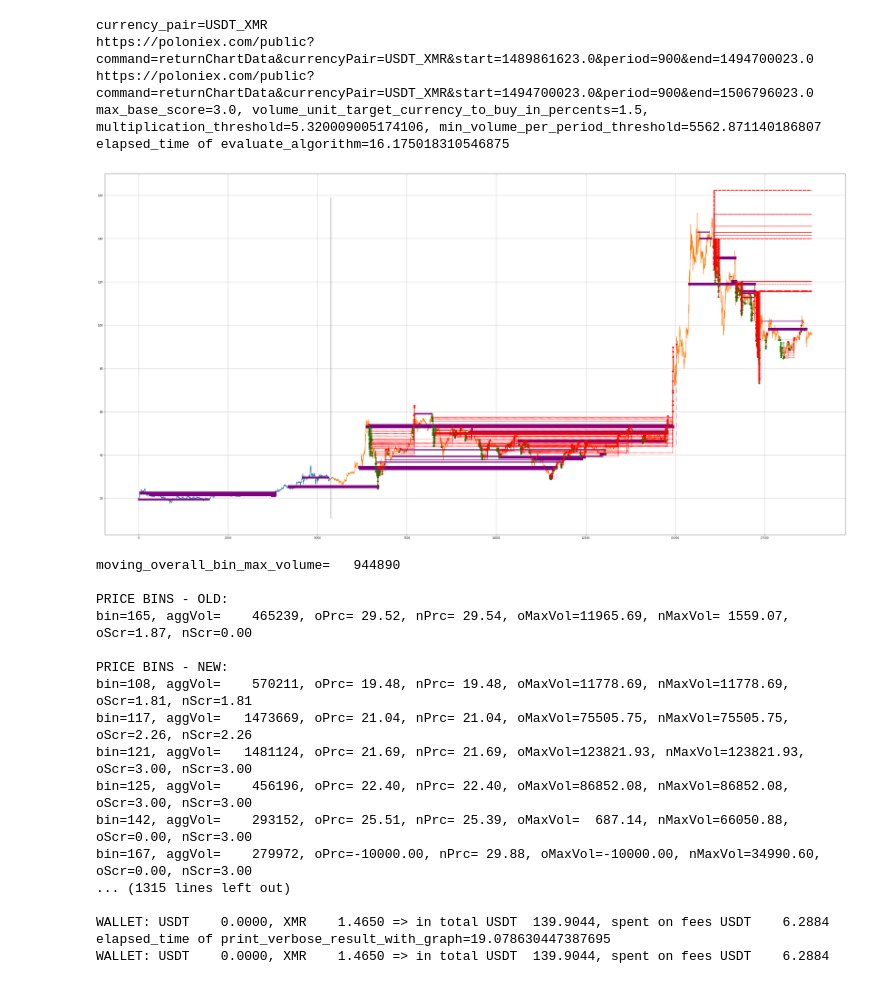
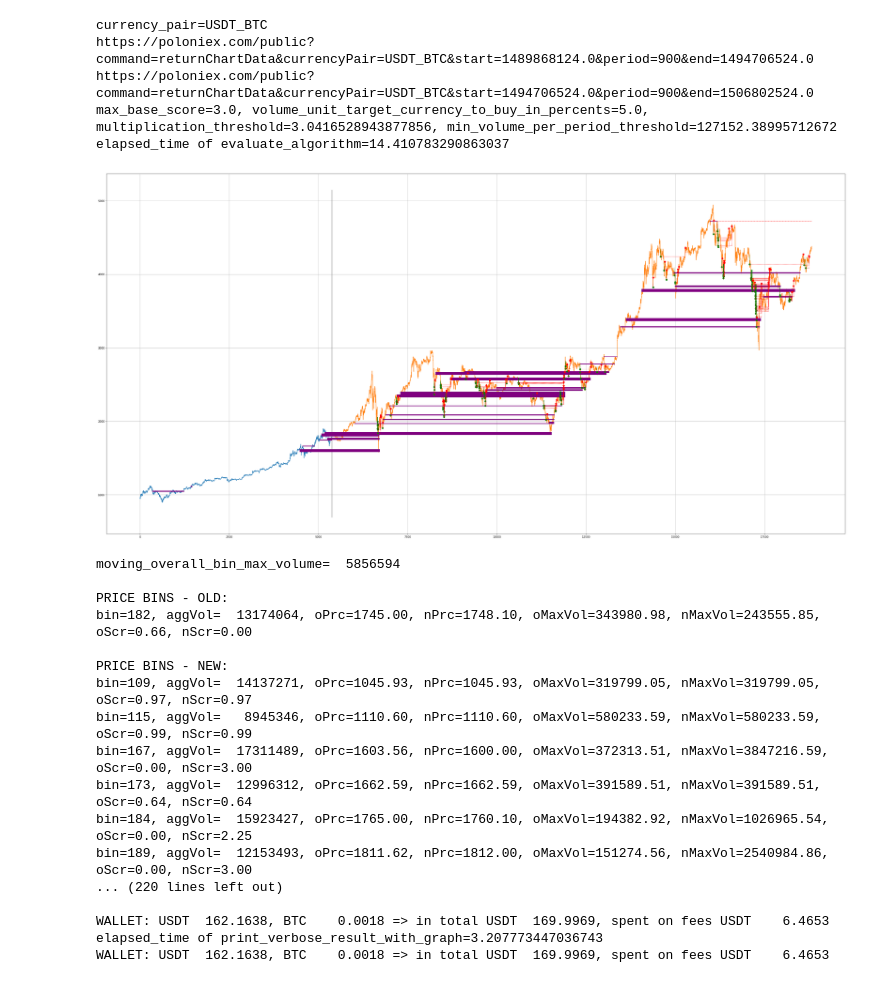
Before and after one commit to tomas-skalicky/coin_trading_algorithms__python, a Jupyter notebook: support_and_resistance__tomas.ipynb, the cells around one changed output. Saved outputs shown, nothing was run; the diff lists cells and outputs as text; code cells hidden in the pictures.

```diff
--- a/support_and_resistance__tomas.ipynb
+++ b/support_and_resistance__tomas.ipynb
@@ -325,6 +325,7 @@ class ExchangePlatform:
         number_of_percents_of_total_volume_to_buy = min(profit_coefficient,
                                                         algorithm_config.max_buy_order_volume_in_wallet_percents)
 
+        # DO NOT DELETE
         # if number_of_percents_of_total_volume_to_buy == algorithm_config.max_buy_order_volume_in_wallet_percents:
         #     print('Max number of percents to buy reached (price {:7.2f})'.format(current_price))
 
@@ -332,7 +333,7 @@ class ExchangePlatform:
 
     def create_buy_order_if_wanted(self, current_period_index, current_price, last_base_score,
                                    last_base_last_base_price, current_bin_index, price_bins,
-                                   algorithm_config):
+                                   currency_pair, algorithm_config):
 
         if price_bins.at[current_bin_index, BinColumns.CONTAINS_BUY_ORDER.column_name] == 1:
             # Only one not resolved buy order per bin.
@@ -340,13 +341,11 @@ class ExchangePlatform:
 
         potential_profit_in_percents = calculate_profit_in_percents(last_base_last_base_price, current_price)
         if potential_profit_in_percents > algorithm_config.min_buy_order_profit_in_percents:
-            # print('last_base_score={}'.format(last_base_score))
             volume = self.determine_buy_order_volume(potential_profit_in_percents,
                                                      last_base_score, current_price, algorithm_config)
-            if volume > 0:
+            if volume >= currency_pair.min_target_currency_investment:
                 new_order = OutstandingBuyOrder(current_price, volume, last_base_last_base_price, current_period_index,
                                                 current_bin_index)
-                # print(new_order)
 
                 self.outstanding_order_manager.orders.append(new_order)
 
@@ -377,9 +376,6 @@ class ExchangePlatform:
                     remaining_volume -= sell_volume
 
                 self.create_sell_order(sell_price, sell_volume, buy_order_execution)
-                # print('Progressive sell order created: {}={}, {}={}, {}={}'.format('price', sell_price,
-                #                                                                    'volume', sell_volume,
-                #                                                                    'remainingVol', remaining_volume))
 
                 progressive_coefficient *= 2
 
@@ -395,6 +391,7 @@ class ExchangePlatform:
         else:
             realized_volume = self.wallet.buy(current_price, buy_order.volume)
 
+            # DO NOT DELETE
             # if realized_volume < buy_order.volume:
             #     print('No {} in period {}'.format(self.wallet.currency_pair.base_currency_symbol,
             #                                       current_period_index))
@@ -1103,7 +1051,6 @@ class CurrencyPairEvaluator:
                                            multiplication_threshold, min_volume_per_period_threshold,
                                            max_old_price_bin_count)
         print(algorithm_config)
-        # print('{}={}'.format('elapsed_time of before evaluate_algorithm', time.time() - now))
 
         new_periods, exchange_platform, price_bins, moving_overall_bin_max_volume = evaluate_algorithm(
             old_periods, price_bin_offset, new_periods_json, old_period_count, self.currency_pair, algorithm_config)
@@ -1115,7 +1062,7 @@ class CurrencyPairEvaluator:
         current_price = get_current_price(new_periods)
         new_median_price = old_periods[PeriodColumns.WEIGHTED_AVERAGE.column_name].median()
         new_mean_price = old_periods[PeriodColumns.WEIGHTED_AVERAGE.column_name].mean()
-        target_coin_price_for_graph = min(current_price, new_median_price, new_mean_price)
+        target_coin_price_for_graph = current_price * 0.8  # min(current_price, new_median_price, new_mean_price)
         final_balance = exchange_platform.wallet.get_total_in_base_currency(target_coin_price_for_graph)
 
         return max_base_score, volume_unit_target_currency_to_buy_in_percents, final_balance
@@ -1133,10 +1080,8 @@ class CurrencyPairEvaluator:
             currency_pair, old_week_count, new_week_count)
 
         pool = Pool(processes=7)
-        #  np.linspace(0.8, 3, num=10)
         for max_base_score_param in np.linspace(3, 3, num=1):  # max 3 (to avoid excesses).
-            #  np.linspace(1, 5, num=20)
-            for volume_unit_target_currency_to_buy_in_percents_param in np.linspace(1.5, 5, num=1):  # max 5 (to avoid excesses).
+            for volume_unit_target_currency_to_buy_in_percents_param in np.linspace(5, 5, num=1):  # max 5 (to avoid excesses).
                 pool.apply_async(func=self.create_config_and_evaluate_algorithm,
                                  args=(max_base_score_param,
                                        volume_unit_target_currency_to_buy_in_percents_param,
@@ -1165,64 +1110,60 @@ class CurrencyPairEvaluator:
 # %%
 trading_fee_decimal = 0.0025
 
 old_week_count = 8
 new_week_count = 20
 
-# old_week_count = 28
+# old_week_count = 8
 # new_week_count = 20
-# found: max_base_score = 1.5
-# volume_unit_target_currency_to_buy_in_percents = 4
-# => 151.8 USD
-# currency_pair = CurrencyPair('USDT', 'BTC', 0.0005)
+# (max_base_score, volume_unit_target_currency_to_buy_in_percents)
+# (3, 5)   => WALLET: USDT 162.164, BTC 0.0018 => in total USDT 170 (.8 multiplication of final_balance)
+currency_pair = CurrencyPair('USDT', 'BTC', 0.0005)
 
 # old_week_count = 8
 # new_week_count = 20
-# found: max_base_score = (0.85)
-# volume_unit_target_currency_to_buy_in_percents = (4.6)
-# => 221.4 USD
-currency_pair = CurrencyPair('USDT', 'ETH', 0.0005)
+# (max_base_score, volume_unit_target_currency_to_buy_in_percents)
+# (1.1, 4)   => WALLET: USDT 127.4, ETH 0.27 => in total USDT 209.6 (.8 multiplication of final_balance)
+# currency_pair = CurrencyPair('USDT', 'ETH', 0.0005)
 
 # old_week_count = 8
 # new_week_count = 20
-# found: max_base_score = (2.6)
-# volume_unit_target_currency_to_buy_in_percents = (3.3)
-# => WALLET: USDT  175.5666, LTC    1.6079 => in total USDT  265.2872, spent on fees USDT   11.7241
+# (max_base_score, volume_unit_target_currency_to_buy_in_percents)
+# (2.6, 3.3) => WALLET: USDT 175.57, LTC 1.6 => in total USDT 265.3
 # currency_pair = CurrencyPair('USDT', 'LTC', 0.0005)
 
 # old_week_count = 8
 # new_week_count = 20
-# found: max_base_score = (3)
-# volume_unit_target_currency_to_buy_in_percents = (1.5)
-# => WALLET: USDT    0.0000, XMR    1.4650 => in total USDT  139.9044, spent on fees USDT    6.2884
+# (max_base_score, volume_unit_target_currency_to_buy_in_percents)
+# (3, 1.5) => WALLET: USDT 0, XMR 1.465 => in total USDT 139.9
 # currency_pair = CurrencyPair('USDT', 'XMR', 0.0005)
 
 # currency_pair = CurrencyPair('BTC', 'ETH', 0.0005)
 # currency_pair = CurrencyPair('BTC', 'LTC', 0.0005)
 # currency_pair = CurrencyPair('BTC', 'XMR', 0.0005)
 
 currency_pair_evaluator = CurrencyPairEvaluator(currency_pair)
 currency_pair_evaluator.evaluate()
 # %% [output]
-currency_pair=USDT_XMR
-https://poloniex.com/public?command=returnChartData&currencyPair=USDT_XMR&start=1489861623.0&period=900&end=1494700023.0
-https://poloniex.com/public?command=returnChartData&currencyPair=USDT_XMR&start=1494700023.0&period=900&end=1506796023.0
-max_base_score=3.0, volume_unit_target_currency_to_buy_in_percents=1.5, multiplication_threshold=5.320009005174106, min_volume_per_period_threshold=5562.871140186807
-elapsed_time of evaluate_algorithm=16.175018310546875
+currency_pair=USDT_BTC
+https://poloniex.com/public?command=returnChartData&currencyPair=USDT_BTC&start=1489868124.0&period=900&end=1494706524.0
+https://poloniex.com/public?command=returnChartData&currencyPair=USDT_BTC&start=1494706524.0&period=900&end=1506802524.0
+max_base_score=3.0, volume_unit_target_currency_to_buy_in_percents=5.0, multiplication_threshold=3.0416528943877856, min_volume_per_period_threshold=127152.38995712672
+elapsed_time of evaluate_algorithm=14.410783290863037
-[figure, old version]
+[figure, new version]
-moving_overall_bin_max_volume=   944890
+moving_overall_bin_max_volume=  5856594
 
 PRICE BINS - OLD:
-bin=165, aggVol=    465239, oPrc= 29.52, nPrc= 29.54, oMaxVol=11965.69, nMaxVol= 1559.07, oScr=1.87, nScr=0.00
+bin=182, aggVol=  13174064, oPrc=1745.00, nPrc=1748.10, oMaxVol=343980.98, nMaxVol=243555.85, oScr=0.66, nScr=0.00
 
 PRICE BINS - NEW:
-bin=108, aggVol=    570211, oPrc= 19.48, nPrc= 19.48, oMaxVol=11778.69, nMaxVol=11778.69, oScr=1.81, nScr=1.81
-bin=117, aggVol=   1473669, oPrc= 21.04, nPrc= 21.04, oMaxVol=75505.75, nMaxVol=75505.75, oScr=2.26, nScr=2.26
-bin=121, aggVol=   1481124, oPrc= 21.69, nPrc= 21.69, oMaxVol=123821.93, nMaxVol=123821.93, oScr=3.00, nScr=3.00
-bin=125, aggVol=    456196, oPrc= 22.40, nPrc= 22.40, oMaxVol=86852.08, nMaxVol=86852.08, oScr=3.00, nScr=3.00
-bin=142, aggVol=    293152, oPrc= 25.51, nPrc= 25.39, oMaxVol=  687.14, nMaxVol=66050.88, oScr=0.00, nScr=3.00
-bin=167, aggVol=    279972, oPrc=-10000.00, nPrc= 29.88, oMaxVol=-10000.00, nMaxVol=34990.60, oScr=0.00, nScr=3.00
-... (1315 lines left out)
+bin=109, aggVol=  14137271, oPrc=1045.93, nPrc=1045.93, oMaxVol=319799.05, nMaxVol=319799.05, oScr=0.97, nScr=0.97
+bin=115, aggVol=   8945346, oPrc=1110.60, nPrc=1110.60, oMaxVol=580233.59, nMaxVol=580233.59, oScr=0.99, nScr=0.99
+bin=167, aggVol=  17311489, oPrc=1603.56, nPrc=1600.00, oMaxVol=372313.51, nMaxVol=3847216.59, oScr=0.00, nScr=3.00
+bin=173, aggVol=  12996312, oPrc=1662.59, nPrc=1662.59, oMaxVol=391589.51, nMaxVol=391589.51, oScr=0.64, nScr=0.64
+bin=184, aggVol=  15923427, oPrc=1765.00, nPrc=1760.10, oMaxVol=194382.92, nMaxVol=1026965.54, oScr=0.00, nScr=2.25
+bin=189, aggVol=  12153493, oPrc=1811.62, nPrc=1812.00, oMaxVol=151274.56, nMaxVol=2540984.86, oScr=0.00, nScr=3.00
+... (220 lines left out)
 
-WALLET: USDT    0.0000, XMR    1.4650 => in total USDT  139.9044, spent on fees USDT    6.2884
-elapsed_time of print_verbose_result_with_graph=19.078630447387695
-WALLET: USDT    0.0000, XMR    1.4650 => in total USDT  139.9044, spent on fees USDT    6.2884
+WALLET: USDT  162.1638, BTC    0.0018 => in total USDT  169.9969, spent on fees USDT    6.4653
+elapsed_time of print_verbose_result_with_graph=3.207773447036743
+WALLET: USDT  162.1638, BTC    0.0018 => in total USDT  169.9969, spent on fees USDT    6.4653
```
Also changed, not shown: parts of 5 cells of this notebook.
